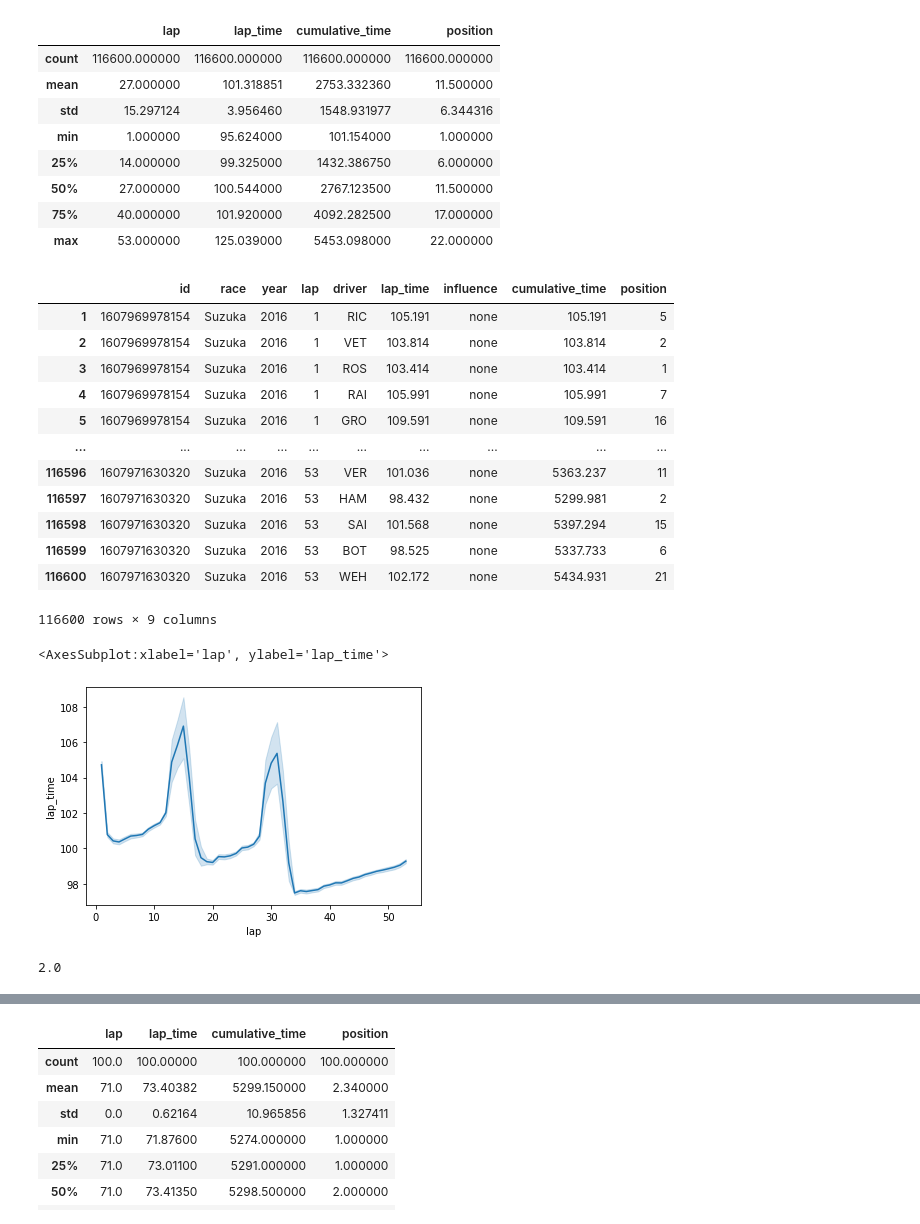
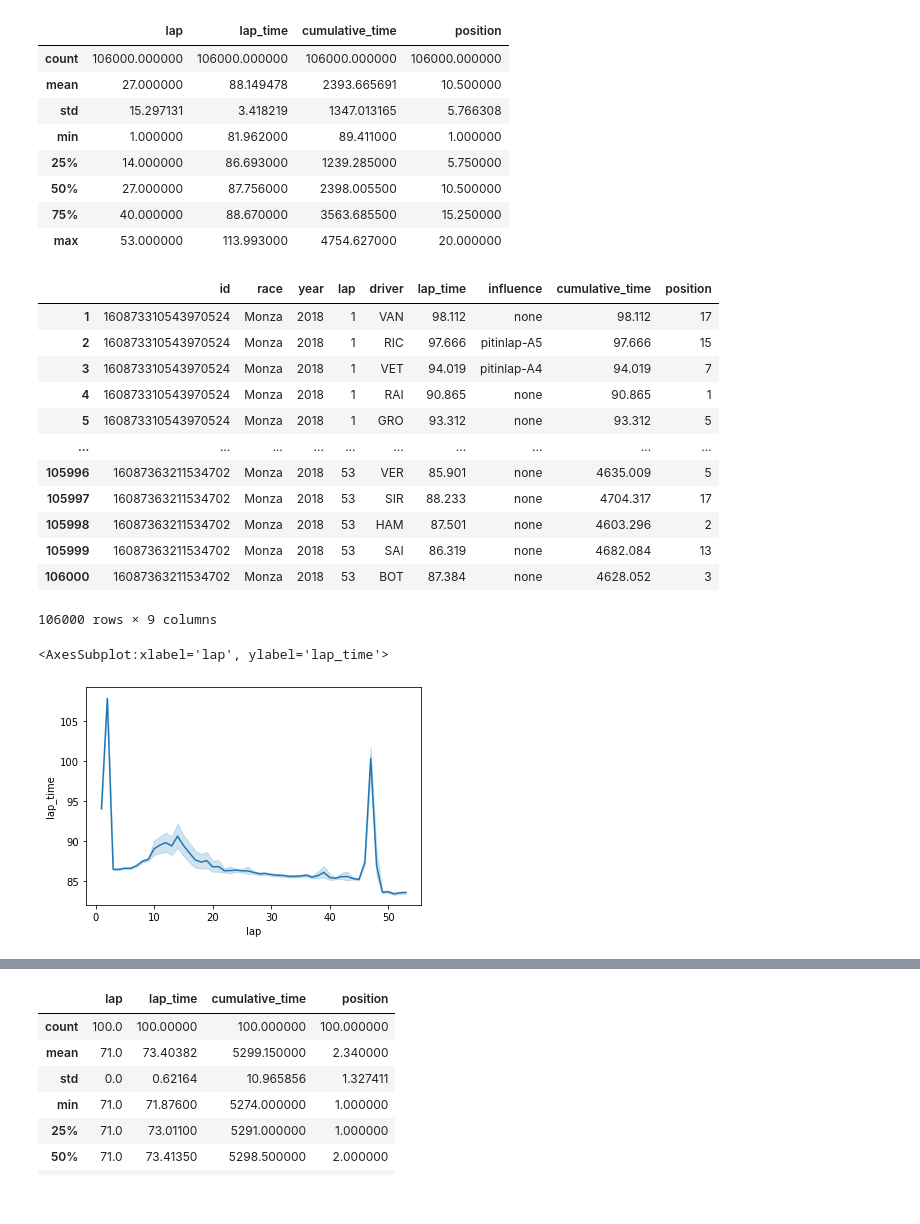
Before and after one commit to amarildolikmeta/alphazero_singleplayer, a Jupyter notebook: notebooks/visualize_race_simulation.ipynb, the cells around one changed output, grey strips where cells are left out. Cells and saved outputs as stored; diff of their text form; code cells hidden in the pictures.

```diff
--- a/notebooks/visualize_race_simulation.ipynb
+++ b/notebooks/visualize_race_simulation.ipynb
@@ -7,8 +7,8 @@ from tqdm import tqdm
 import matplotlib.pyplot as plt
 import numpy as np
 # %%
-LOGS_FOLDER = "/mnt/c/Users/Diego/Desktop/Logs/Austria_2017_QL_LR_schedule/sim_logs"
-DATA_FOLDER = "results"
+LOGS_FOLDER = "/mnt/c/Users/Diego/Desktop/Logs/Italy_2018_QL_LR_schedule_a05_b2_SC/sim_logs/results"
+DATA_FOLDER = "2020-12-23_14-58-27"
 directory = os.path.join(LOGS_FOLDER, DATA_FOLDER)
 dfs = defaultdict(dict)
 for entry in tqdm(os.scandir(directory)):
@@ -17,6 +17,7 @@ for entry in tqdm(os.scandir(directory)):
         filename = filename[:-4]
         tokens = filename.split('_')
         timestamp = tokens.pop(0)
+        timestamp += tokens.pop(0)
         df = pd.read_csv(entry.path)
         dfs[tokens[0] + "_" + timestamp][tokens[2]] = df
         dfs[tokens[0] + "_" + timestamp]['year'] = tokens[1]
@@ -62,44 +63,43 @@ database = pd.concat(rows)
 database.describe()
 # %% [output]
 |  | lap | lap_time | cumulative_time | position |
-| count | 116600.000000 | 116600.000000 | 116600.000000 | 116600.000000 |
-| mean | 27.000000 | 101.318851 | 2753.332360 | 11.500000 |
-| std | 15.297124 | 3.956460 | 1548.931977 | 6.344316 |
-| min | 1.000000 | 95.624000 | 101.154000 | 1.000000 |
-| 25% | 14.000000 | 99.325000 | 1432.386750 | 6.000000 |
-| 50% | 27.000000 | 100.544000 | 2767.123500 | 11.500000 |
-| 75% | 40.000000 | 101.920000 | 4092.282500 | 17.000000 |
-| max | 53.000000 | 125.039000 | 5453.098000 | 22.000000 |
+| count | 106000.000000 | 106000.000000 | 106000.000000 | 106000.000000 |
+| mean | 27.000000 | 88.149478 | 2393.665691 | 10.500000 |
+| std | 15.297131 | 3.418219 | 1347.013165 | 5.766308 |
+| min | 1.000000 | 81.962000 | 89.411000 | 1.000000 |
+| 25% | 14.000000 | 86.693000 | 1239.285000 | 5.750000 |
+| 50% | 27.000000 | 87.756000 | 2398.005500 | 10.500000 |
+| 75% | 40.000000 | 88.670000 | 3563.685500 | 15.250000 |
+| max | 53.000000 | 113.993000 | 4754.627000 | 20.000000 |
 # %%
 database
 # %% [output]
 |  | id | race | year | lap | driver | lap_time | influence | cumulative_time | position |
-| 1 | 1607969978154 | Suzuka | 2016 | 1 | RIC | 105.191 | none | 105.191 | 5 |
-| 2 | 1607969978154 | Suzuka | 2016 | 1 | VET | 103.814 | none | 103.814 | 2 |
-| 3 | 1607969978154 | Suzuka | 2016 | 1 | ROS | 103.414 | none | 103.414 | 1 |
-| 4 | 1607969978154 | Suzuka | 2016 | 1 | RAI | 105.991 | none | 105.991 | 7 |
-| 5 | 1607969978154 | Suzuka | 2016 | 1 | GRO | 109.591 | none | 109.591 | 16 |
+| 1 | 160873310543970524 | Monza | 2018 | 1 | VAN | 98.112 | none | 98.112 | 17 |
+| 2 | 160873310543970524 | Monza | 2018 | 1 | RIC | 97.666 | pitinlap-A5 | 97.666 | 15 |
+| 3 | 160873310543970524 | Monza | 2018 | 1 | VET | 94.019 | pitinlap-A4 | 94.019 | 7 |
+| 4 | 160873310543970524 | Monza | 2018 | 1 | RAI | 90.865 | none | 90.865 | 1 |
+| 5 | 160873310543970524 | Monza | 2018 | 1 | GRO | 93.312 | none | 93.312 | 5 |
 | ... | ... | ... | ... | ... | ... | ... | ... | ... | ... |
-| 116596 | 1607971630320 | Suzuka | 2016 | 53 | VER | 101.036 | none | 5363.237 | 11 |
-| 116597 | 1607971630320 | Suzuka | 2016 | 53 | HAM | 98.432 | none | 5299.981 | 2 |
-| 116598 | 1607971630320 | Suzuka | 2016 | 53 | SAI | 101.568 | none | 5397.294 | 15 |
-| 116599 | 1607971630320 | Suzuka | 2016 | 53 | BOT | 98.525 | none | 5337.733 | 6 |
-| 116600 | 1607971630320 | Suzuka | 2016 | 53 | WEH | 102.172 | none | 5434.931 | 21 |
+| 105996 | 16087363211534702 | Monza | 2018 | 53 | VER | 85.901 | none | 4635.009 | 5 |
+| 105997 | 16087363211534702 | Monza | 2018 | 53 | SIR | 88.233 | none | 4704.317 | 17 |
+| 105998 | 16087363211534702 | Monza | 2018 | 53 | HAM | 87.501 | none | 4603.296 | 2 |
+| 105999 | 16087363211534702 | Monza | 2018 | 53 | SAI | 86.319 | none | 4682.084 | 13 |
+| 106000 | 16087363211534702 | Monza | 2018 | 53 | BOT | 87.384 | none | 4628.052 | 3 |
-116600 rows × 9 columns
+106000 rows × 9 columns
 # %%
-vettel = database.loc[(database['driver'] == 'VET') & (database['race'] == 'Suzuka')]
+vettel = database.loc[(database['driver'] == 'VET')]
 vettel = vettel.sort_values('lap')
 pits = []
 for index, row in vettel.iterrows():
     if 'pitinlap' in row['influence']:
         pits.append(row['lap'])
 sns.lineplot(data=vettel, y='lap_time', x='lap')
 #plt.ylim([85, 95])
 # %% [output]
 <AxesSubplot:xlabel='lap', ylabel='lap_time'>
-[figure, old version]
+[figure, new version]
 # %%
-len(pits)/len(vettel['id'].unique())
+print(len(pits)/len(vettel['id'].unique()))
+print(np.mean(pits))
-# %% [output]
-2.0
 # %%
```
Also changed, not shown: parts of 3 cells of this notebook, 5 other files.
